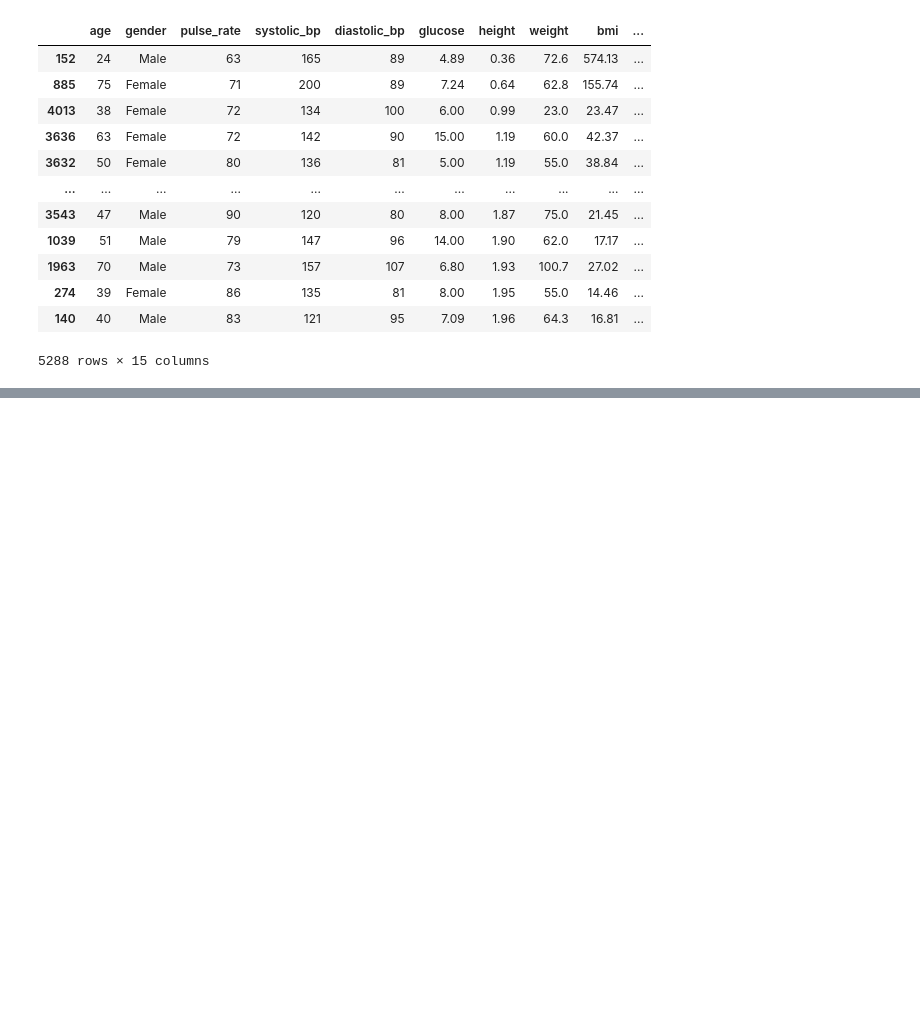
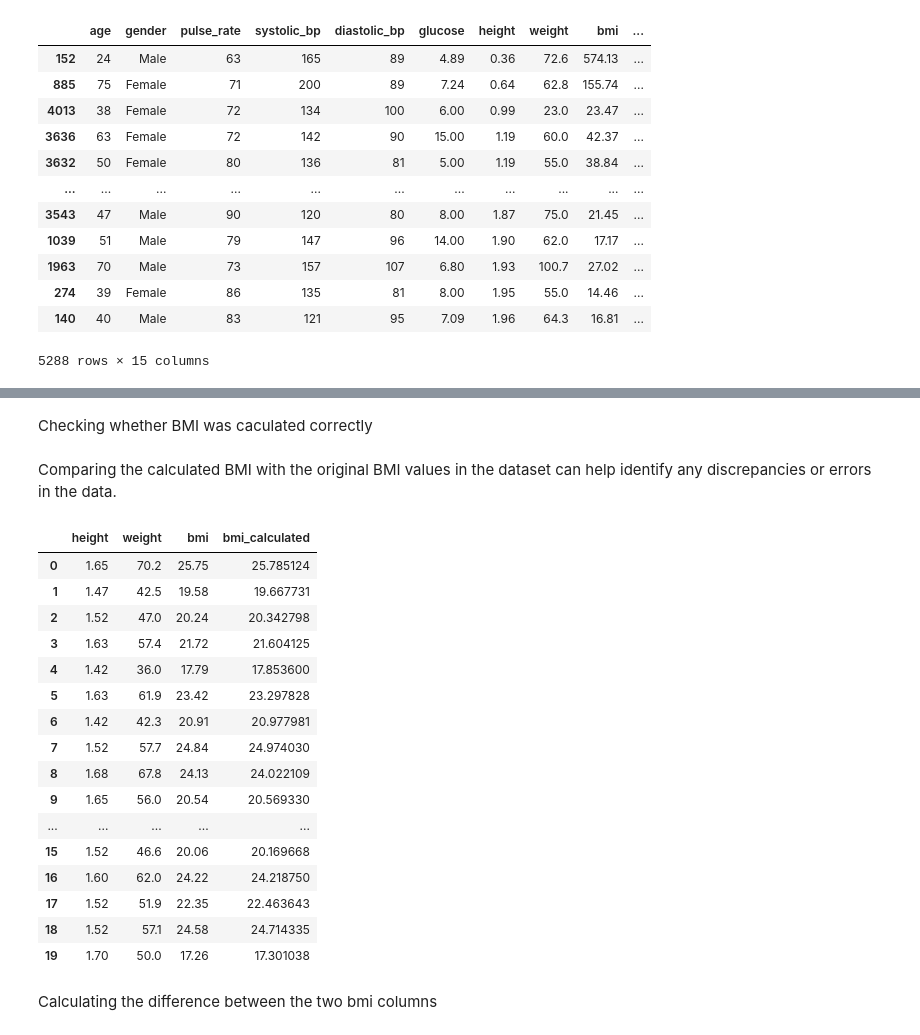
Before and after one commit to eoagyen/diabetes_risk_prediction, a Jupyter notebook: notebooks/data_preparation.ipynb, the cells around one changed output, grey strips where cells are left out. Saved outputs shown, nothing was run; the diff lists cells and outputs as text; code cells hidden in the pictures; blank space fills up the shorter version.

```diff
--- a/notebooks/data_preparation.ipynb
+++ b/notebooks/data_preparation.ipynb
@@ -64,0 +79,2 @@ df.sort_values(by='height', ascending=True)
+# %% [markdown]
+Checking whether BMI was caculated correctly
@@ -64,0 +83,24 @@ df.sort_values(by='height', ascending=True)
+# %% [markdown]
+Comparing the calculated BMI with the original BMI values in the dataset can help identify any discrepancies or errors in the data.
+# %%
+df[['height', 'weight', 'bmi', 'bmi_calculated']].head(20)
+# %% [output]
+|  | height | weight | bmi | bmi_calculated |
+| 0 | 1.65 | 70.2 | 25.75 | 25.785124 |
+| 1 | 1.47 | 42.5 | 19.58 | 19.667731 |
+| 2 | 1.52 | 47.0 | 20.24 | 20.342798 |
+| 3 | 1.63 | 57.4 | 21.72 | 21.604125 |
+| 4 | 1.42 | 36.0 | 17.79 | 17.853600 |
+| 5 | 1.63 | 61.9 | 23.42 | 23.297828 |
+| 6 | 1.42 | 42.3 | 20.91 | 20.977981 |
+| 7 | 1.52 | 57.7 | 24.84 | 24.974030 |
+| 8 | 1.68 | 67.8 | 24.13 | 24.022109 |
+| 9 | 1.65 | 56.0 | 20.54 | 20.569330 |
+| ... | ... | ... | ... | ... |
+| 15 | 1.52 | 46.6 | 20.06 | 20.169668 |
+| 16 | 1.60 | 62.0 | 24.22 | 24.218750 |
+| 17 | 1.52 | 51.9 | 22.35 | 22.463643 |
+| 18 | 1.52 | 57.1 | 24.58 | 24.714335 |
+| 19 | 1.70 | 50.0 | 17.26 | 17.301038 |
+# %% [markdown]
+Calculating the difference between the two bmi columns
```
Also changed, not shown: parts of 13 cells of this notebook, 1 other file.
